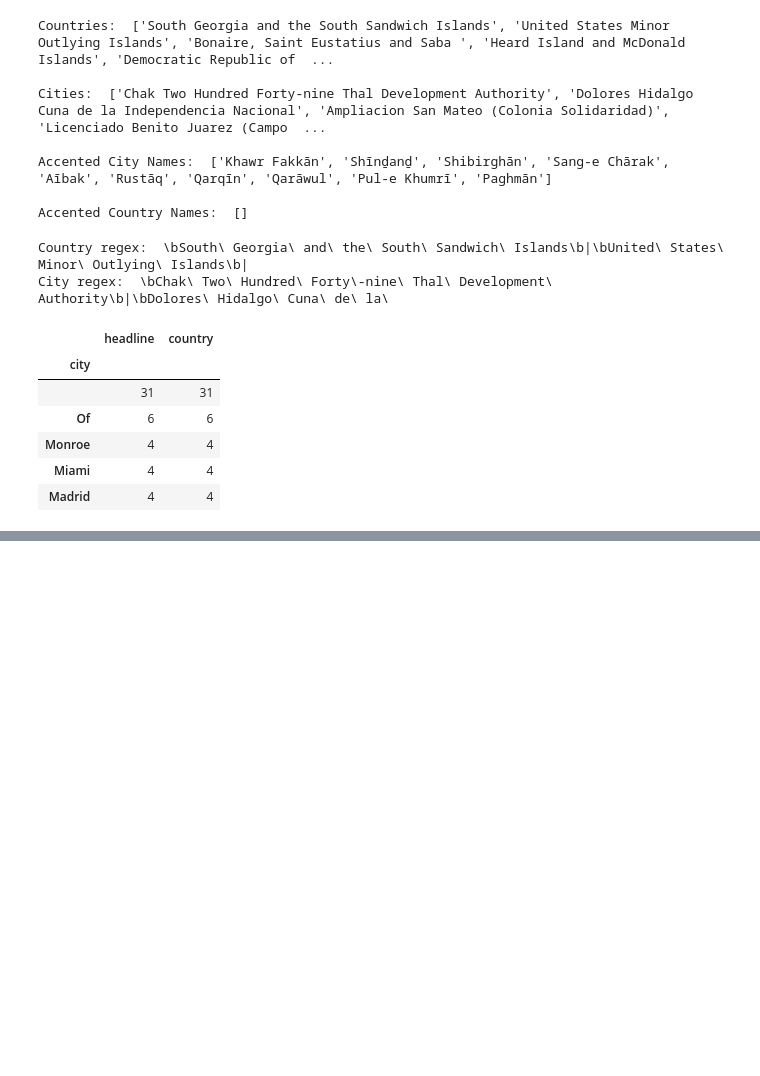
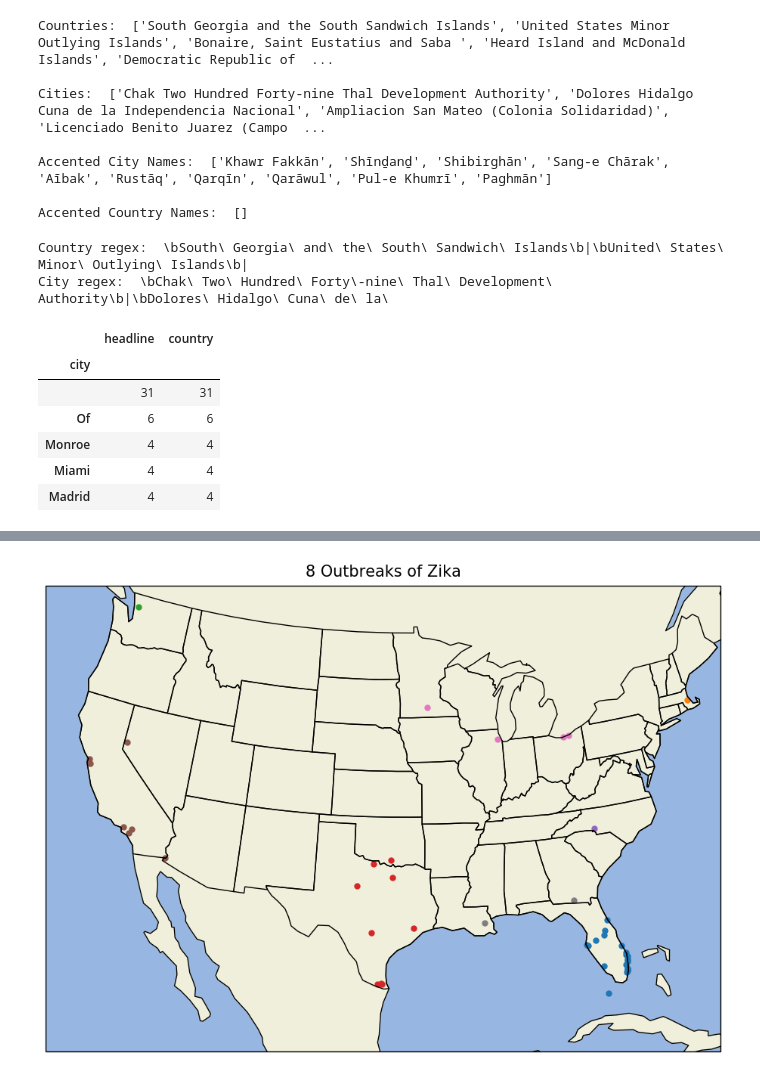
Before and after one commit to NB-555/discovering-disease-outbreaks-base, a Jupyter notebook: discovering-disease-project.ipynb, the cells around one changed output, grey strips where cells are left out. Saved outputs shown, nothing was run; the diff lists cells and outputs as text; code cells hidden in the pictures; blank space fills up the shorter version.

```diff
--- a/discovering-disease-project.ipynb
+++ b/discovering-disease-project.ipynb
@@ -356,0 +497,17 @@ There are 15 unclustered cities in DBSCAN_in_ROW.
+# %%
+# Cluster to disease in cluster by proximity to centre if appearing at least twice
+repeated_disease_byCluster = {}
+for dict_prox, dict_freq, name in [[disease_by_cluster_prox_US,
+                                    disease_by_cluster_freq_US, 'US'],
+                                   [disease_by_cluster_prox_ROW,
+                                    disease_by_cluster_freq_ROW, 'ROW']]:
+
+
+    labels = set(dict_prox.keys())
+    repeated_disease_byCluster[name] = {
+        cluster: [disease for disease in dict_prox[cluster]
+                  if disease in dict_freq[cluster]]
+        for cluster in labels}
+
+print('US: ', repeated_disease_byCluster['US'],'\n')
+print('ROW: ', repeated_disease_byCluster['ROW'],'\n')
@@ -356,0 +518,42 @@ There are 15 unclustered cities in DBSCAN_in_ROW.
+# %%
+# American Map of Disease
+data = headline_df_US
+name = 'US'
+data = data[data['clusters']>-1]
+mask = [len(repeated_disease_byCluster[name][data['clusters'].loc[i]]) > 0 for i in data.index]
+data = data[mask]
+mask1 = [bool(re.match(repeated_disease_byCluster['US'][data['clusters'].loc[i]][0].lower(),
+                       data['headline'].loc[i]
+                      )
+             ) for i in data.index]
+data = data[mask1]
+
+labels = set(data['clusters'])
+
+fig = plt.figure(figsize=(12, 8))
+ax = plt.axes(projection=LambertConformal())
+us_extent = (-120, -75, 20, 50)
+ax.set_extent(us_extent)
+ax.add_feature(cartopy.feature.STATES)
+
+n_clusters = 0
+for cluster in labels:
+    if len(repeated_disease_byCluster['US'][cluster]) == 0:
+        continue
+    main_outbreak = repeated_disease_byCluster['US'][cluster][0]
+    n_clusters+=1
+    selected_headlines = data[data['clusters'] == cluster][['longitude', 'latitude']]
+    cn_lon, cn_lat = find_centre(selected_headlines)
+    x_coordinates, y_coordinates = np.array(selected_headlines).T
+    ax.scatter(x_coordinates, y_coordinates,transform = PlateCarree(), s = 25)
+    #ax.text(cn_lon + 1, cn_lat, main_outbreak , fontsize=15, transform=PlateCarree())
+
+ax.coastlines()
+# ax.add_feature(cartopy.feature.BORDERS)
+ax.add_feature(cartopy.feature.OCEAN)
+ax.add_feature(cartopy.feature.LAND)
+ax.set_title("{} Outbreaks of Zika".format(n_clusters,name),
+             fontsize=15, verticalalignment='bottom')
+plt.show()
+# %% [output]
+[figure, added]
```
Also changed, not shown: parts of 15 cells of this notebook.
